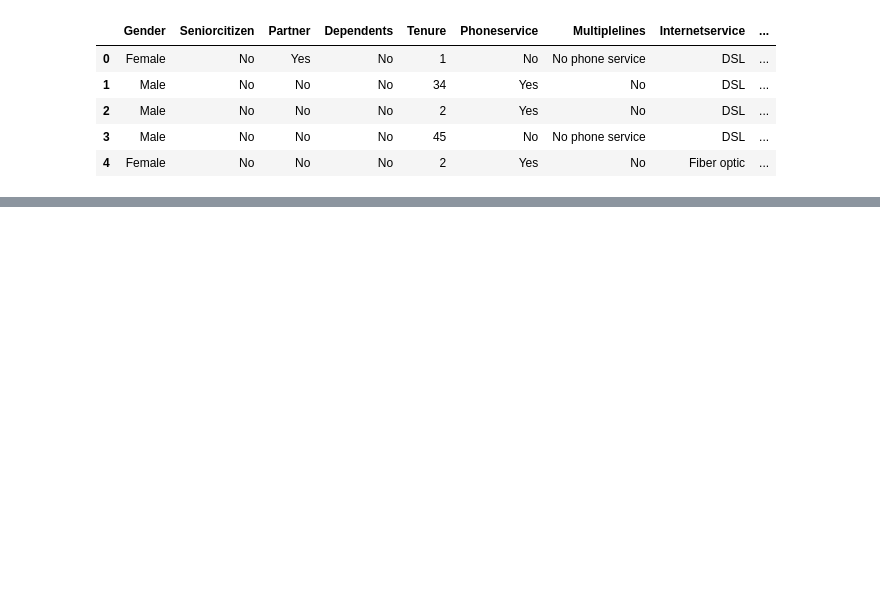
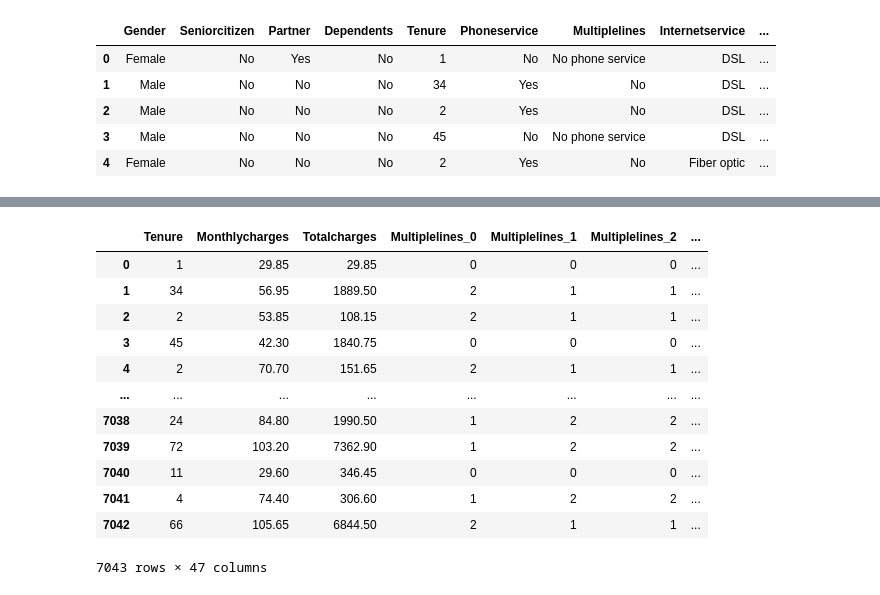
Before and after one commit to NextLmabda/classMaterials, a Jupyter notebook: projectDemo/DEMO/run.ipynb, the cells around one changed output, grey strips where cells are left out. Saved outputs shown, nothing was run; the diff lists cells and outputs as text; code cells hidden in the pictures; blank space fills up the shorter version.

```diff
--- a/projectDemo/DEMO/run.ipynb
+++ b/projectDemo/DEMO/run.ipynb
@@ -192,0 +59,4 @@ columns
+# %%
+dp = DP.PreProcessing(df)
+# %%
+multCol, binCol = dp.get_categorical()
@@ -192,0 +82,6 @@ columns
+# %%
+for col in multCol:
+    emb = DP.Embedding(df[col], 5, col)
+    dfdf = emb.create()
+    df = pd.concat([df, dfdf], axis = 1)
+    df.drop(col, axis =1, inplace = True)
@@ -192,0 +98,18 @@ columns
+# %%
+pre = DP.PreProcessing(df)
+# %%
+pre.Encode_OHE()
+# %% [output]
+|  | Tenure | Monthlycharges | Totalcharges | Multiplelines_0 | Multiplelines_1 | Multiplelines_2 | ... |
+| 0 | 1 | 29.85 | 29.85 | 0 | 0 | 0 | ... |
+| 1 | 34 | 56.95 | 1889.50 | 2 | 1 | 1 | ... |
+| 2 | 2 | 53.85 | 108.15 | 2 | 1 | 1 | ... |
+| 3 | 45 | 42.30 | 1840.75 | 0 | 0 | 0 | ... |
+| 4 | 2 | 70.70 | 151.65 | 2 | 1 | 1 | ... |
+| ... | ... | ... | ... | ... | ... | ... | ... |
+| 7038 | 24 | 84.80 | 1990.50 | 1 | 2 | 2 | ... |
+| 7039 | 72 | 103.20 | 7362.90 | 1 | 2 | 2 | ... |
+| 7040 | 11 | 29.60 | 346.45 | 0 | 0 | 0 | ... |
+| 7041 | 4 | 74.40 | 306.60 | 1 | 2 | 2 | ... |
+| 7042 | 66 | 105.65 | 6844.50 | 2 | 1 | 1 | ... |
+7043 rows × 47 columns
```
Also changed, not shown: parts of 53 cells of this notebook, 2 other files.
